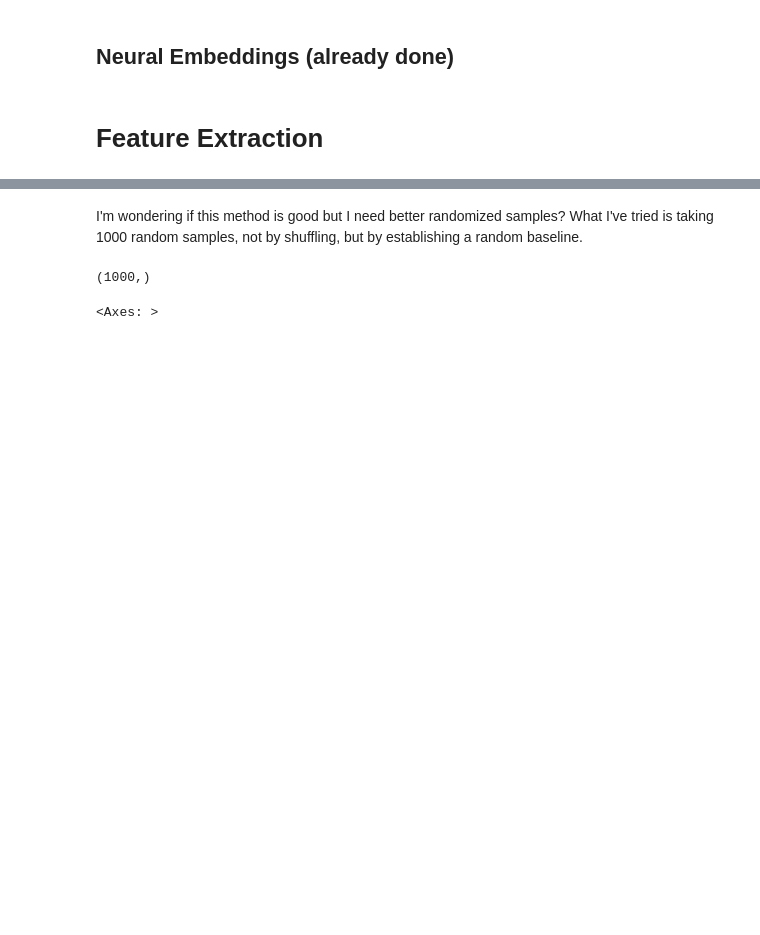
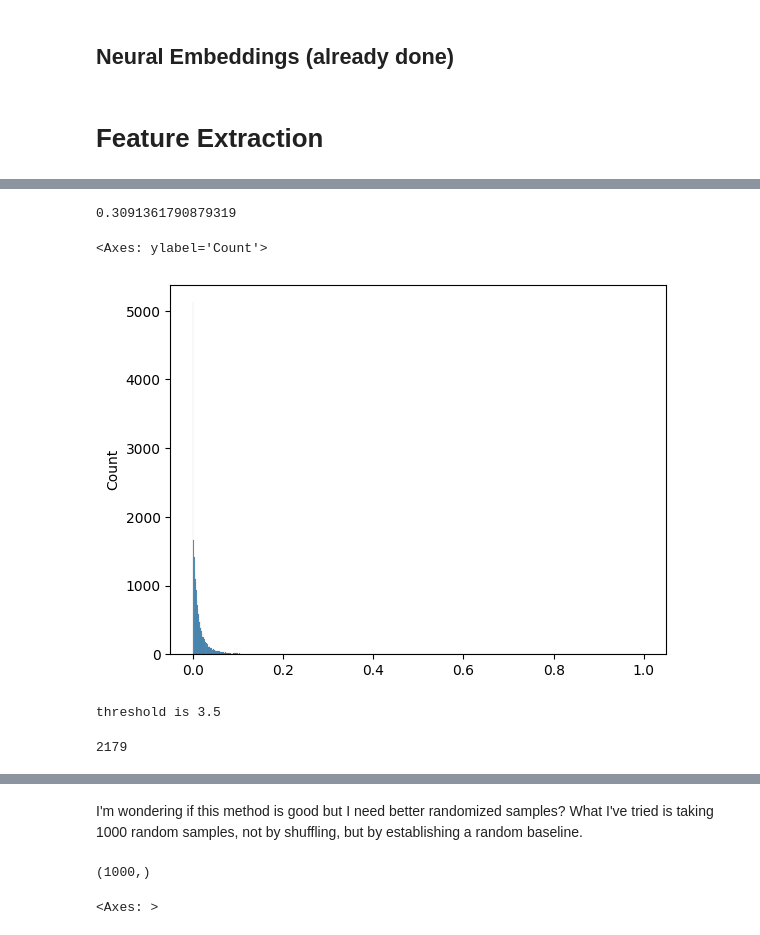
Before and after one commit to comp-int-hum/literary-translation, a Jupyter notebook: new_scripts/score_chiasm.ipynb, the cells around one changed output, grey strips where cells are left out. Cells and saved outputs as stored; diff of their text form; code cells hidden in the pictures; blank space fills up the shorter version.

```diff
--- a/new_scripts/score_chiasm.ipynb
+++ b/new_scripts/score_chiasm.ipynb
@@ -380,0 +576,4 @@ len(os), len(groups)-N
+# %%
+np.mean(os) + 2*np.std(os)
+# %% [output]
+0.3091361790879319
@@ -380,0 +582,52 @@ len(os), len(groups)-N
+# %%
+sns.histplot(os, binrange=(0,1.0))
+# %% [output]
+<Axes: ylabel='Count'>
+[figure, added]
+# %%
+vis = {k: 0 for k in [x.book for x in locs]}
+# for each of the top, let's say 100, how many fall into which book?
+top_chiasms = []
+mod_z_scores = modified_z_score(os)
+thres = 3.5
+# thres = np.mean(os) + 2*np.std(os)
+print(f'threshold is {thres}')
+for i, o in enumerate(mod_z_scores):
+    if o > thres:
+        book = locs[indices[i][0]].book
+        vis[book] +=1
+        refs=[]
+        text = []
+        heb_text = []
+        for line in indices[i:i+N]:
+            if type(line[0]) == str:
+                # then we know it's a half-verse processing
+                for idx in line:
+                    if 'a' in idx:
+                        refs.append(df['heb_ref'].tolist()[int(idx[:-1])])
+                        text.append(df['trans_a'].tolist()[int(idx[:-1])])
+                        heb_text.append(df['half_a'].tolist()[int(idx[:-1])])
+                    elif 'b' in idx:
+                        refs.append(df['heb_ref'].tolist()[int(idx[:-1])])
+                        text.append(df['trans_b'].tolist()[int(idx[:-1])])
+                        heb_text.append(df['half_b'].tolist()[int(idx[:-1])])
+                    else:
+                        refs.append(df['heb_ref'].tolist()[int(idx)])
+                        text.append(df['translation'].tolist()[int(idx)])
+                        heb_text.append(df['line'].tolist()[int(idx)])
+            else:
+                refs.append([df['heb_ref'].tolist()[idx] for idx in line])
+                text.append([df['translation'].tolist()[idx] for idx in line])
+                heb_text.append([df['line'].tolist()[idx] for idx in line])
+
+        top_chiasms.append({"n": N,
+                            "thres": thres,
+                            "refs": "\n".join([str(x) for x in refs]),
+                            "text": "\n".join([x[0] for x in heb_text]),
+                            "translation": "\n".join([str(x) for x in text])})
+# %% [output]
+threshold is 3.5
+# %%
+len(top_chiasms)
+# %% [output]
+2179
```
Also changed, not shown: parts of 49 cells of this notebook, 42 other files.
